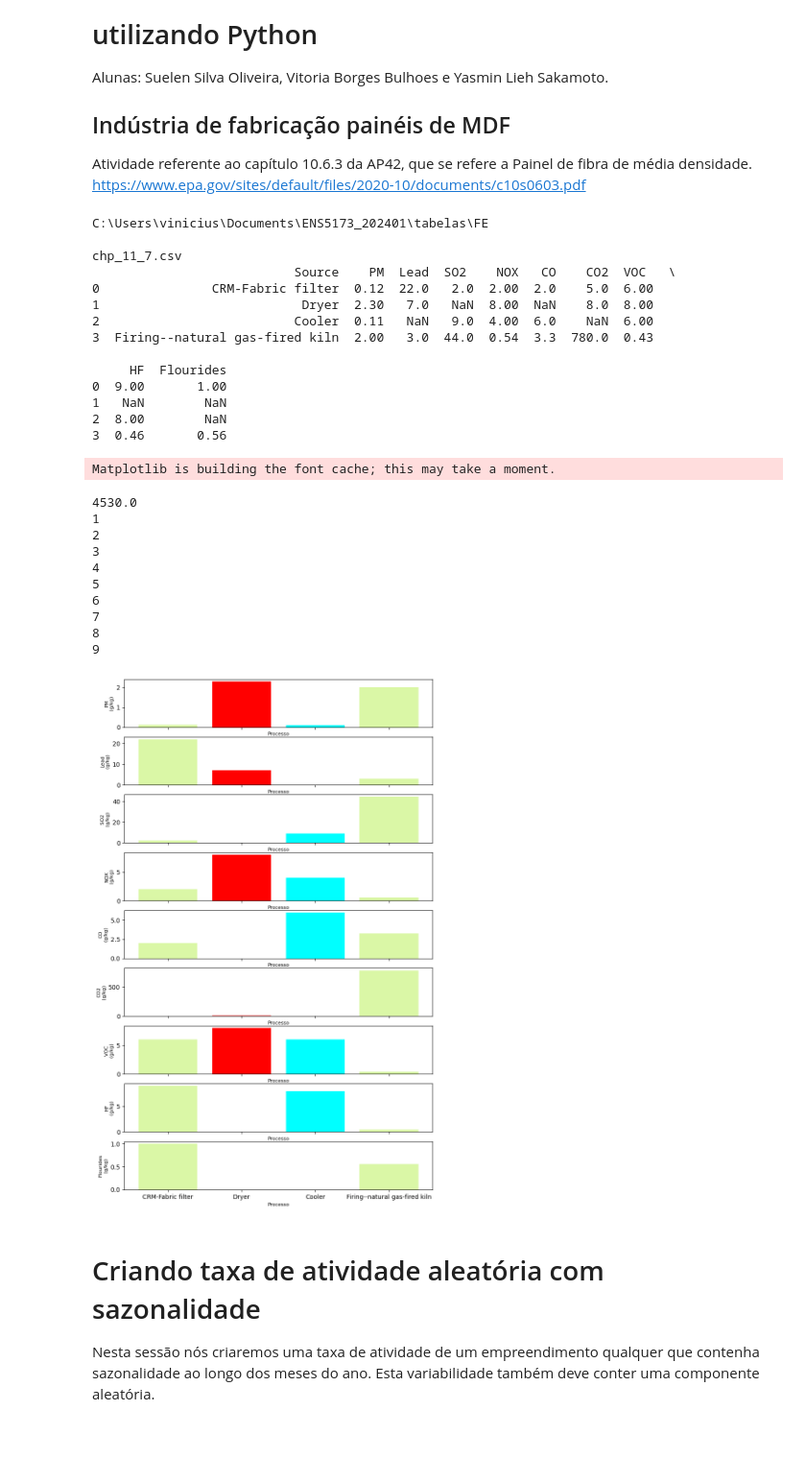
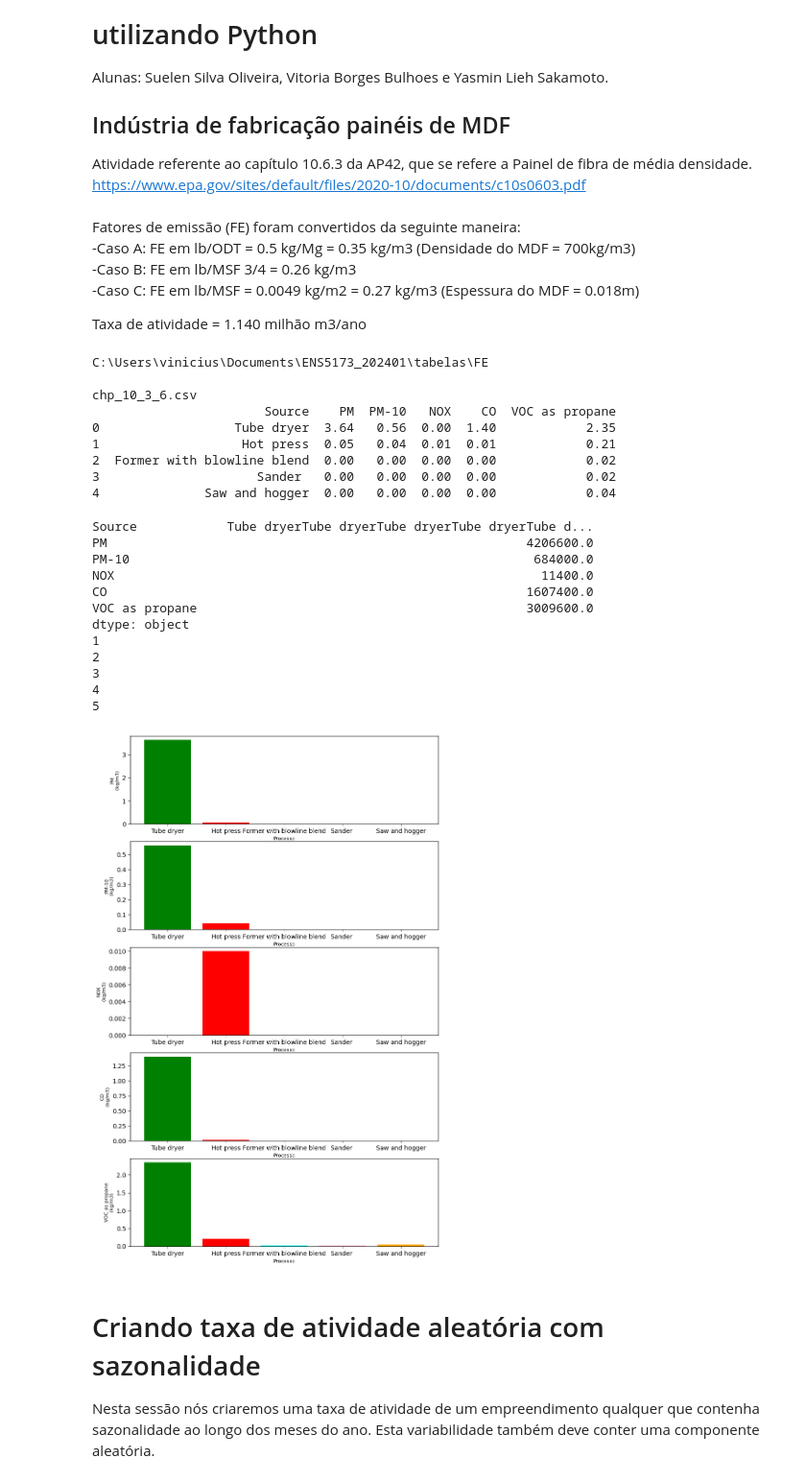
Before and after one commit to Suelensilva22/ENS5173_202401, a Jupyter notebook: Atividade01_01.ipynb, the cells around one changed output. Shown: that part at 96% size. Cells and saved outputs as stored; diff of their text form; code cells hidden in the pictures; blank space fills up the shorter version.

```diff
--- a/Atividade01_01.ipynb
+++ b/Atividade01_01.ipynb
@@ -5,6 +5,13 @@ Alunas: Suelen Silva Oliveira, Vitoria Borges Bulhoes e Yasmin Lieh Sakamoto.
 ## Indústria de fabricação painéis de MDF
 Atividade referente ao capítulo 10.6.3 da AP42, que se refere a Painel de fibra de média densidade. \
 https://www.epa.gov/sites/default/files/2020-10/documents/c10s0603.pdf
+# %% [markdown]
+Fatores de emissão (FE) foram convertidos da seguinte maneira:\
+-Caso A: FE em lb/ODT = 0.5 kg/Mg = 0.35 kg/m3 (Densidade do MDF = 700kg/m3)\
+-Caso B: FE em lb/MSF 3/4 = 0.26 kg/m3\
+-Caso C: FE em lb/MSF = 0.0049 kg/m2 = 0.27 kg/m3 (Espessura do MDF = 0.018m)
+
+Taxa de atividade = 1.140 milhão m3/ano
 # %%
 # Utilizando Pandas para abrir a planilha
 import pandas as pd
@@ -19,9 +26,10 @@ print(path)
 print(' ')
 
 # Indicando nome do arquivo
-chapterNumer = 11
-subChapter = 7
-file = 'chp_'+str(chapterNumer)+'_'+str(subChapter)+'.csv'
+chapterNumer = 10
+subChapter = 3
+subsubChapter = 6
+file = 'chp_'+str(chapterNumer)+'_'+str(subChapter)+'_'+str(subsubChapter)+'.csv'
 print(file)
 
 # Abrindo arquivo utilizando o Pandas
@@ -30,55 +38,51 @@ print(fe)
 # %% [output]
 C:\Users\vinicius\Documents\ENS5173_202401\tabelas\FE
 
-chp_11_7.csv
-                           Source    PM  Lead  SO2    NOX   CO    CO2  VOC   \
-0               CRM-Fabric filter  0.12  22.0   2.0  2.00  2.0    5.0  6.00
-1                           Dryer  2.30   7.0   NaN  8.00  NaN    8.0  8.00
-2                          Cooler  0.11   NaN   9.0  4.00  6.0    NaN  6.00
-3  Firing--natural gas-fired kiln  2.00   3.0  44.0  0.54  3.3  780.0  0.43
-
-     HF  Flourides
-0  9.00       1.00
-1   NaN        NaN
-2  8.00        NaN
-3  0.46       0.56
+chp_10_3_6.csv
+                       Source    PM  PM-10   NOX    CO  VOC as propane
+0                  Tube dryer  3.64   0.56  0.00  1.40            2.35
+1                   Hot press  0.05   0.04  0.01  0.01            0.21
+2  Former with blowline blend  0.00   0.00  0.00  0.00            0.02
+3                     Sander   0.00   0.00  0.00  0.00            0.02
+4              Saw and hogger  0.00   0.00  0.00  0.00            0.04
 # %%
 # Plotando os fatores de emissão
 import matplotlib.pyplot as plt
 
-atv = 1000 # Considerando uma taxa de atividade
-emis = fe['PM']*atv
+atv = 1140000 #Taxa de atividade em m3/ano
+emis = fe*atv
 
 #Somando dataframe
 print(emis.sum())
 
 # Criando a figura com Matplotlib
 # Subplots com número de linhas igual ao número de poluentes
 # sharex significa compartilhar o eixo x
-fig,ax = plt.subplots(len(fe.columns)-1,1,sharex = True,figsize=(9, 15))
+fig,ax = plt.subplots(len(fe.columns)-1,1,figsize=(9, 15))
 
 # Loop para preencher o subplot com os gráficos de barra
 for ii in range(1,len(fe.columns)):
     print(ii)
-    ax[ii-1].bar(fe['Source'],fe.iloc[:,ii],color = ['#DAF7A6','red','cyan'])
+    ax[ii-1].bar(fe['Source'],fe.iloc[:,ii],color = ['green','red','cyan','pink','orange'])
     ax[ii-1].set_xlabel('Processo', fontsize=8)
-    ax[ii-1].set_ylabel(fe.columns[ii]+'\n(g/kg)', fontsize=8) # Inventei a unidade
+    ax[ii-1].set_ylabel(fe.columns[ii]+'\n(kg/m3)', fontsize=8)
 
 # Salva a figura na pasta figures - criar a pasta antes!!
 fig.savefig(cwd+'\\figures\\barplot_fatorEmiss.png')
 # %% [output]
-Matplotlib is building the font cache; this may take a moment.
+Source            Tube dryerTube dryerTube dryerTube dryerTube d...
+PM                                                        4206600.0
+PM-10                                                      684000.0
+NOX                                                         11400.0
+CO                                                        1607400.0
+VOC as propane                                            3009600.0
+dtype: object
+1
+2
+3
+4
+5
-4530.0
-1
-2
-3
-4
-5
-6
-7
-8
-9
-[figure, old version]
+[figure, new version]
 # %% [markdown]
 # Criando taxa de atividade aleatória com sazonalidade
 Nesta sessão nós criaremos uma taxa de atividade de um empreendimento qualquer que contenha sazonalidade ao longo dos meses do ano. Esta variabilidade também deve conter uma componente aleatória.
```
Also changed, not shown: parts of 3 cells of this notebook.
